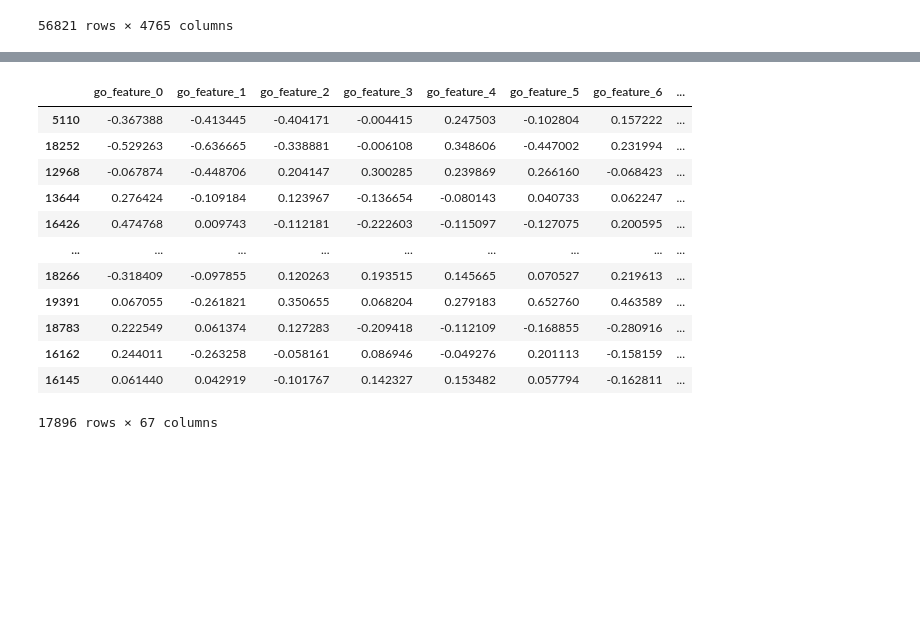
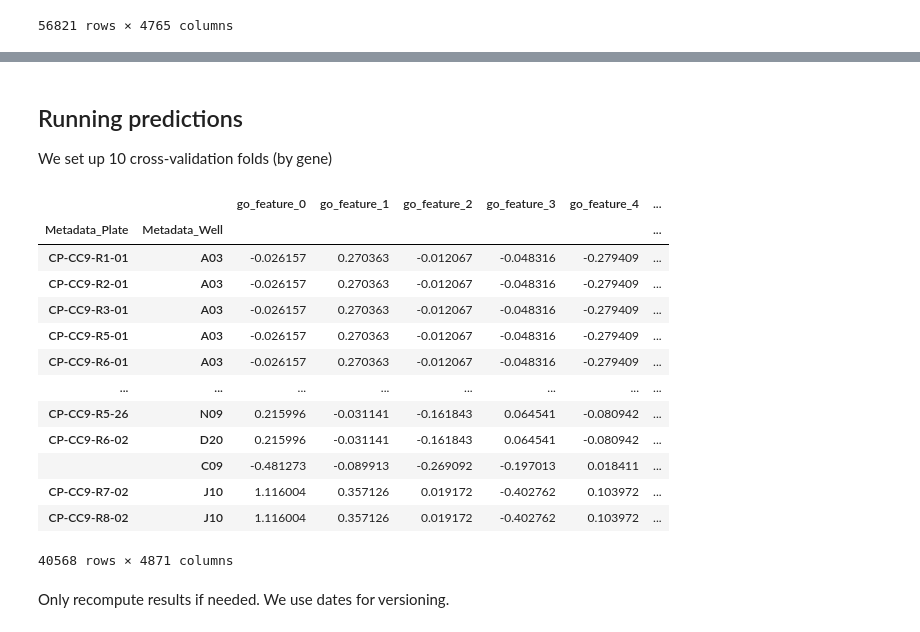
Before and after one commit to Craven-Biostat-Lab/morphology-prediction, a Jupyter notebook: skl-models/profile-prediction.ipynb, the cells around one changed output, grey strips where cells are left out. Saved outputs shown, nothing was run; the diff lists cells and outputs as text; code cells hidden in the pictures; blank space fills up the shorter version.

```diff
--- a/skl-models/profile-prediction.ipynb
+++ b/skl-models/profile-prediction.ipynb
@@ -211,16 +211,32 @@ gene_features
-# %%
-gene_features
-# %% [output]
-|  | go_feature_0 | go_feature_1 | go_feature_2 | go_feature_3 | go_feature_4 | go_feature_5 | go_feature_6 | ... |
-| 5110 | -0.367388 | -0.413445 | -0.404171 | -0.004415 | 0.247503 | -0.102804 | 0.157222 | ... |
-| 18252 | -0.529263 | -0.636665 | -0.338881 | -0.006108 | 0.348606 | -0.447002 | 0.231994 | ... |
-| 12968 | -0.067874 | -0.448706 | 0.204147 | 0.300285 | 0.239869 | 0.266160 | -0.068423 | ... |
-| 13644 | 0.276424 | -0.109184 | 0.123967 | -0.136654 | -0.080143 | 0.040733 | 0.062247 | ... |
-| 16426 | 0.474768 | 0.009743 | -0.112181 | -0.222603 | -0.115097 | -0.127075 | 0.200595 | ... |
-| ... | ... | ... | ... | ... | ... | ... | ... | ... |
-| 18266 | -0.318409 | -0.097855 | 0.120263 | 0.193515 | 0.145665 | 0.070527 | 0.219613 | ... |
-| 19391 | 0.067055 | -0.261821 | 0.350655 | 0.068204 | 0.279183 | 0.652760 | 0.463589 | ... |
-| 18783 | 0.222549 | 0.061374 | 0.127283 | -0.209418 | -0.112109 | -0.168855 | -0.280916 | ... |
-| 16162 | 0.244011 | -0.263258 | -0.058161 | 0.086946 | -0.049276 | 0.201113 | -0.158159 | ... |
-| 16145 | 0.061440 | 0.042919 | -0.101767 | 0.142327 | 0.153482 | 0.057794 | -0.162811 | ... |
-17896 rows × 67 columns
+# %% [markdown]
+## Running predictions
+
+We set up 10 cross-validation folds (by gene)
+# %%
+feature_columns = gene_features.columns
+profile_columns = normalized_profiles.columns
+profile_columns = profile_columns[~profile_columns.str.startswith('Metadata_')]
+
+well_features_and_profiles = gene_features.merge(
+    normalized_profiles,
+    left_index=True,
+    right_on='Metadata_Symbol'
+)
+well_features_and_profiles
+# %% [output]
+|  |  | go_feature_0 | go_feature_1 | go_feature_2 | go_feature_3 | go_feature_4 | ... |
+| Metadata_Plate | Metadata_Well |  |  |  |  |  | ... |
+| CP-CC9-R1-01 | A03 | -0.026157 | 0.270363 | -0.012067 | -0.048316 | -0.279409 | ... |
+| CP-CC9-R2-01 | A03 | -0.026157 | 0.270363 | -0.012067 | -0.048316 | -0.279409 | ... |
+| CP-CC9-R3-01 | A03 | -0.026157 | 0.270363 | -0.012067 | -0.048316 | -0.279409 | ... |
+| CP-CC9-R5-01 | A03 | -0.026157 | 0.270363 | -0.012067 | -0.048316 | -0.279409 | ... |
+| CP-CC9-R6-01 | A03 | -0.026157 | 0.270363 | -0.012067 | -0.048316 | -0.279409 | ... |
+| ... | ... | ... | ... | ... | ... | ... | ... |
+| CP-CC9-R5-26 | N09 | 0.215996 | -0.031141 | -0.161843 | 0.064541 | -0.080942 | ... |
+| CP-CC9-R6-02 | D20 | 0.215996 | -0.031141 | -0.161843 | 0.064541 | -0.080942 | ... |
+|  | C09 | -0.481273 | -0.089913 | -0.269092 | -0.197013 | 0.018411 | ... |
+| CP-CC9-R7-02 | J10 | 1.116004 | 0.357126 | 0.019172 | -0.402762 | 0.103972 | ... |
+| CP-CC9-R8-02 | J10 | 1.116004 | 0.357126 | 0.019172 | -0.402762 | 0.103972 | ... |
+40568 rows × 4871 columns
+# %% [markdown]
+Only recompute results if needed. We use dates for versioning.
```
Also changed, not shown: parts of 9 cells of this notebook.
